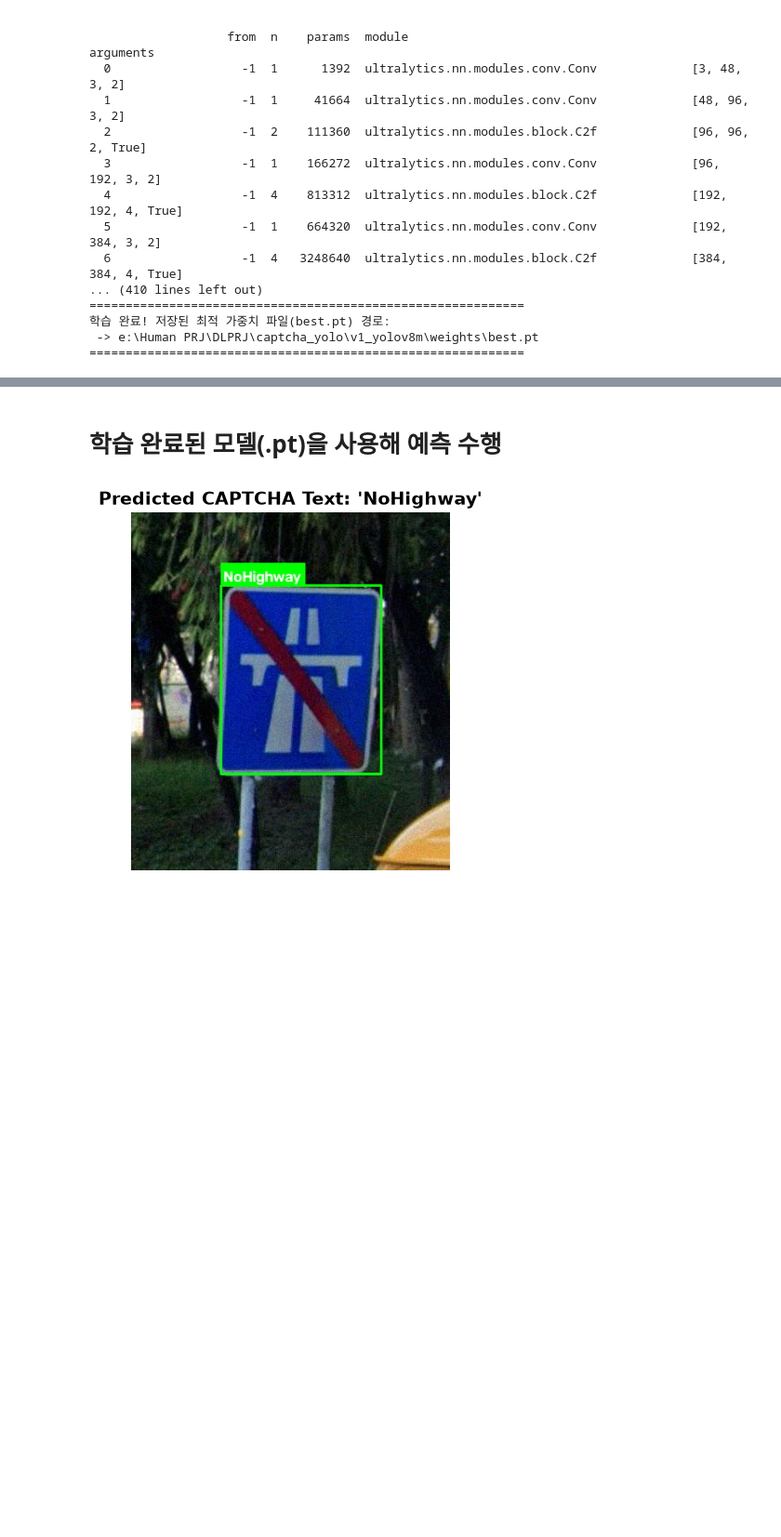
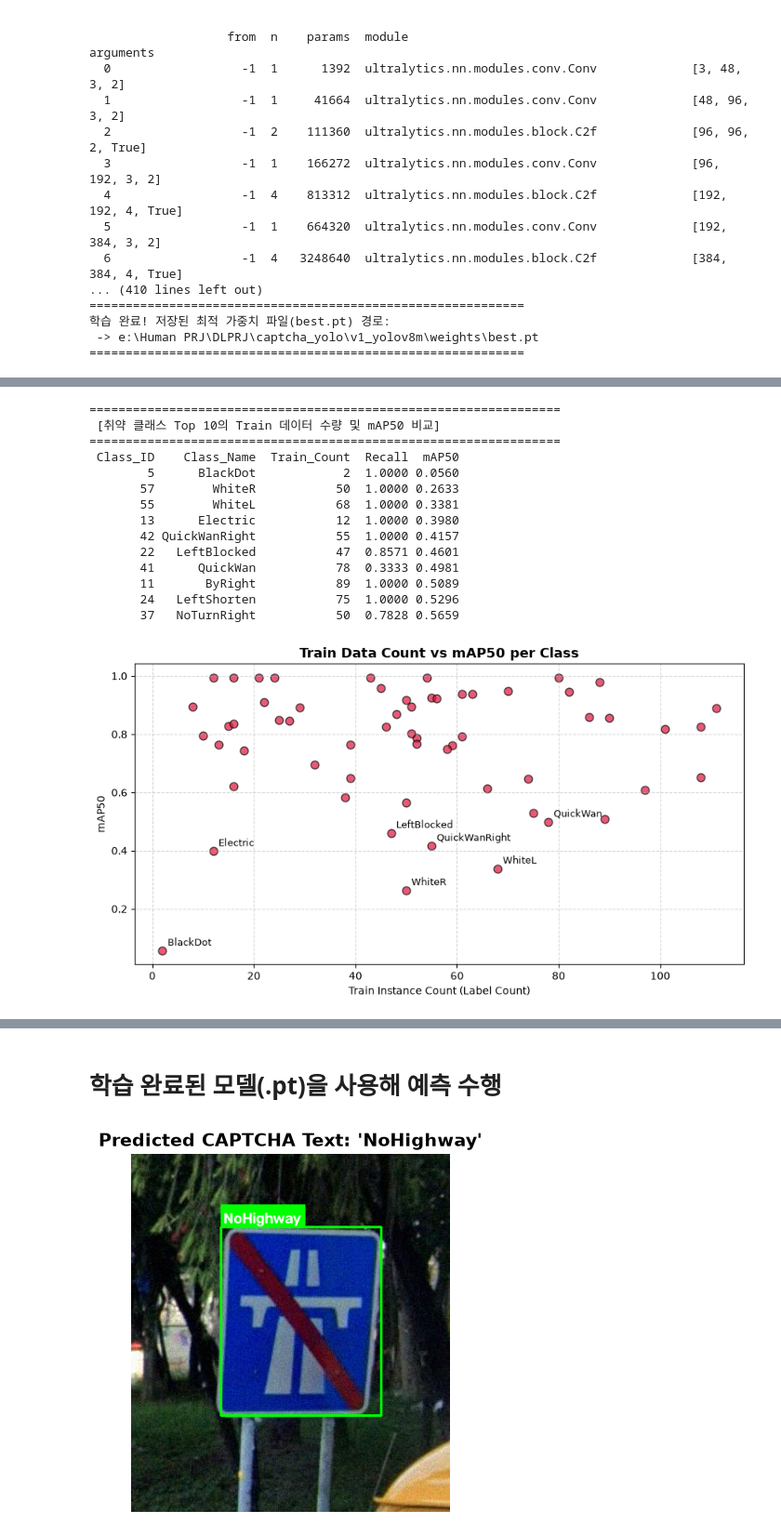
Before and after one commit to SungJin-Park530/DLPRJ, a Jupyter notebook: 박성진_딥러닝프로젝트.ipynb, the cells around one changed output, grey strips where cells are left out. Shown at 93% size. Saved outputs shown, nothing was run; the diff lists cells and outputs as text; code cells hidden in the pictures; blank space fills up the shorter version.

```diff
--- a/박성진_딥러닝프로젝트.ipynb
+++ b/박성진_딥러닝프로젝트.ipynb
@@ -439,0 +528,74 @@ Overriding model.yaml nc=80 with nc=59
+# %%
+# 기존 평가 지표 검증 결과
+# 재현율(Recall, 정답 중 모델이 맞춘 비율) 지표가 1.0이지만
+# mAP50(mean Average Precision, 평균 정밀도) 지표가 매우 낮은 클래스가 존재함
+# 조사 결과 클래스가 많고 배경이 복잡한 경우 mAP50 지표는 50~55% 이상을 긍정적으로 판단한다고 함
+# 이는 모델이 검출 자체는 모두 성공하고 있지만, 바운딩 박스를 정밀하게 예측하지 못하고 있다는 의미
+# 데이터의 바운딩 박스의 정밀도(IoU)가 낮거나 실제 정답 위치와 크게 틀어져 있을 가능성이 있음
+
+# 데이터 개수가 충분한 상황이라면: 라벨링 노이즈, 객체 크기 혹은 IoU가 문제이므로 불균형 해소가 필요 없음
+# 데이터 개수가 충분하지 않다면: 학습 미흡으로 인한 문제이므로 클래스 불균형 해소가 필요함
+
+# 따라서 데이터셋의 클래스 개수를 집계해서 다시 확인 진행
+%matplotlib inline
+
+import os
+import glob
+import pandas as pd
+import matplotlib.pyplot as plt
+
+# 1. train 라벨 폴더 경로 설정 (yaml_path 기준)
+train_label_dir = os.path.join(os.path.dirname(yaml_path), 'train', 'labels')
+label_files = glob.glob(os.path.join(train_label_dir, '*.txt'))
+
+# 2. 클래스별 객체(Instance) 수량 집계
+class_counts = {idx: 0 for idx in class_names.keys()}
+
+for file_path in label_files:
+    with open(file_path, 'r') as f:
+        lines = f.readlines()
+        for line in lines:
+            parts = line.strip().split()
+            if parts:
+                cls_id = int(parts[0])
+                if cls_id in class_counts:
+                    class_counts[cls_id] += 1
+
+# 3. 기존 평가 지표(df_result)와 수량 데이터 결합
+df_result['Train_Count'] = df_result['Class_ID'].map(class_counts)
+
+# 4. mAP50 기준 하위 10개 취약 클래스의 [데이터 수량 + mAP50] 출력
+print("\n" + "="*65)
+print(" [취약 클래스 Top 10의 Train 데이터 수량 및 mAP50 비교]")
+print("="*65)
+print(df_result.sort_values(by='mAP50', ascending=True).head(10)[['Class_ID', 'Class_Name', 'Train_Count', 'Recall', 'mAP50']].to_string(index=False))
+
+# 5. 상관관계 분석 (Train 수량 vs mAP50 산점도)
+plt.figure(figsize=(9, 5))
+plt.scatter(df_result['Train_Count'], df_result['mAP50'], color='crimson', alpha=0.7, edgecolors='k', s=60)
+for _, row in df_result.iterrows():
+    if row['mAP50'] < 0.5: # 취약 클래스 이름 표시
+        plt.annotate(row['Class_Name'], (row['Train_Count'], row['mAP50']), fontsize=9, xytext=(5, 5), textcoords='offset points')
+
+plt.title('Train Data Count vs mAP50 per Class', fontsize=13, fontweight='bold')
+plt.xlabel('Train Instance Count (Label Count)')
+plt.ylabel('mAP50')
+plt.grid(True, linestyle='--', alpha=0.5)
+plt.tight_layout()
+plt.show()
+# %% [output]
+=================================================================
+ [취약 클래스 Top 10의 Train 데이터 수량 및 mAP50 비교]
+=================================================================
+ Class_ID    Class_Name  Train_Count  Recall  mAP50
+        5      BlackDot            2  1.0000 0.0560
+       57        WhiteR           50  1.0000 0.2633
+       55        WhiteL           68  1.0000 0.3381
+       13      Electric           12  1.0000 0.3980
+       42 QuickWanRight           55  1.0000 0.4157
+       22   LeftBlocked           47  0.8571 0.4601
+       41      QuickWan           78  0.3333 0.4981
+       11       ByRight           89  1.0000 0.5089
+       24   LeftShorten           75  1.0000 0.5296
+       37   NoTurnRight           50  0.7828 0.5659
+[figure, added]
```
Also changed, not shown: parts of 9 cells of this notebook.
